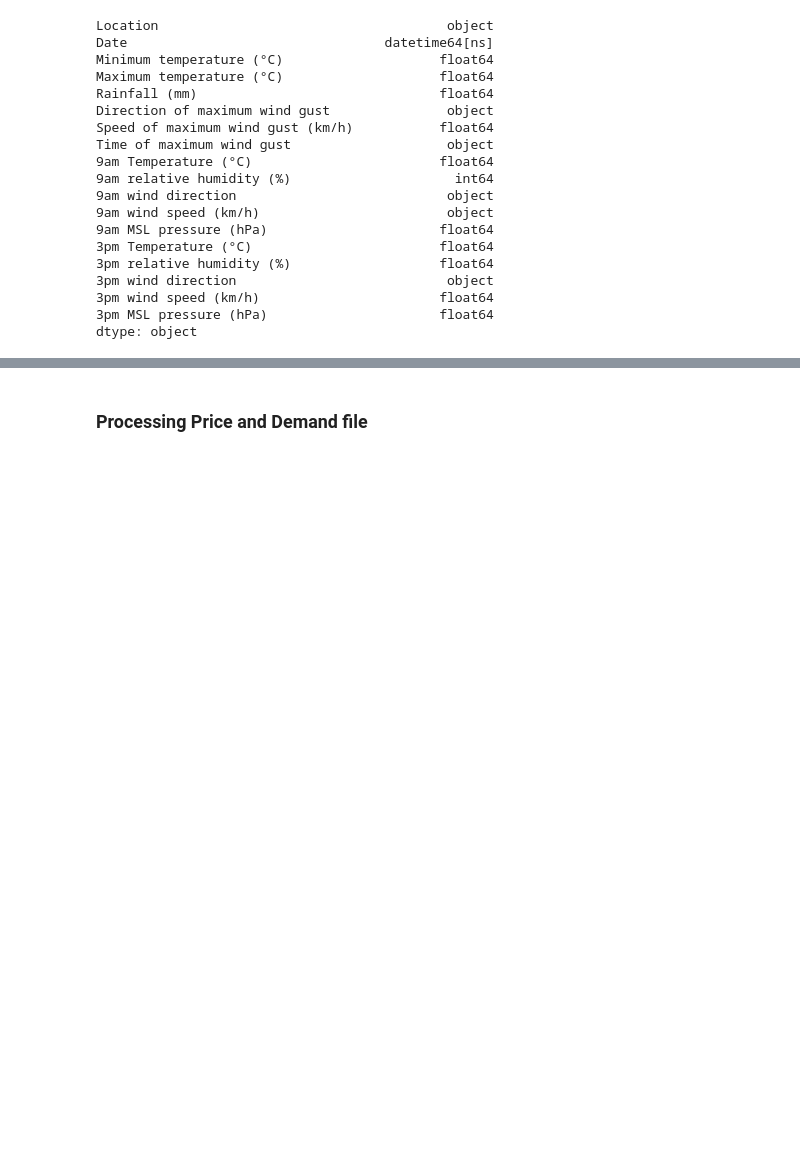
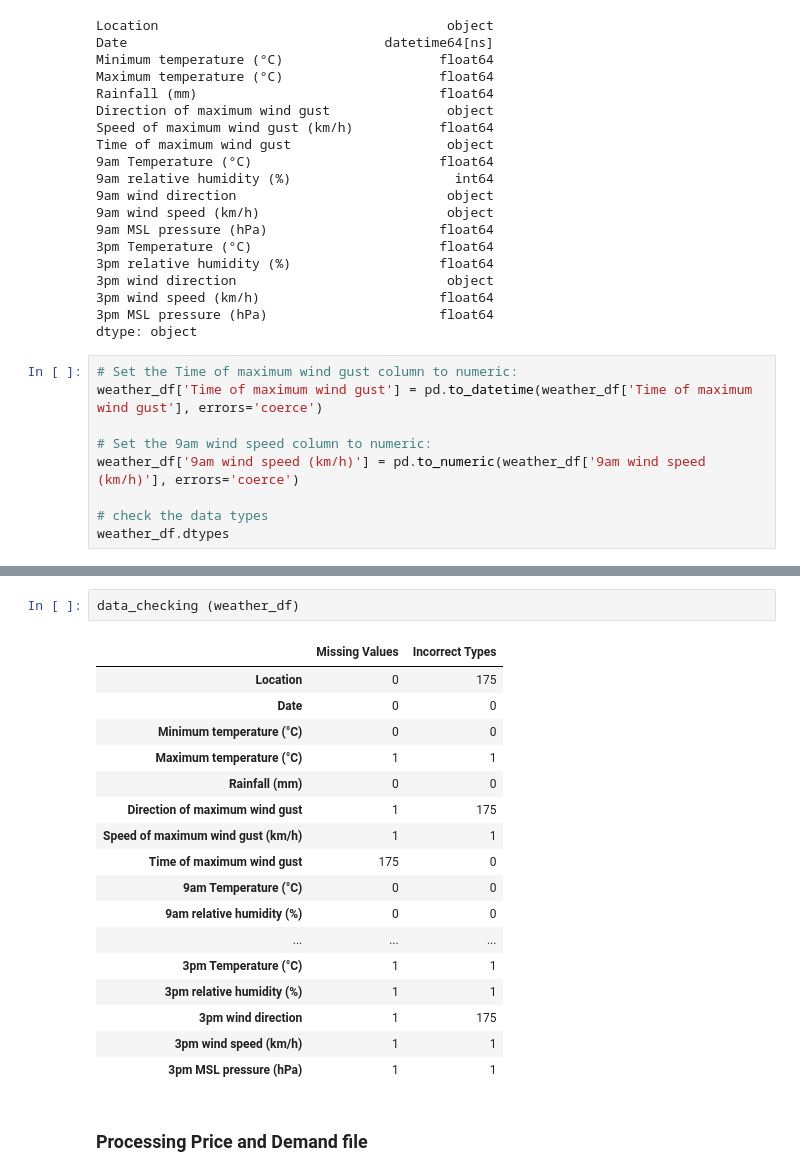
Before and after one commit to Alphaomegainfinity/energy_consumption_vs_weather, a Jupyter notebook: energy_consumption_vs_weather.ipynb, the cells around one changed output, grey strips where cells are left out. Saved outputs shown, nothing was run; the diff lists cells and outputs as text; blank space fills up the shorter version.

Commit message:
cleaning weather file

```diff
--- a/energy_consumption_vs_weather.ipynb
+++ b/energy_consumption_vs_weather.ipynb
@@ -112,3 +101,12 @@ Time of maximum wind gust                    object
 3pm wind speed (km/h)                       float64
 3pm MSL pressure (hPa)                      float64
 dtype: object
+# %%
+# Set the Time of maximum wind gust column to numeric:
+weather_df['Time of maximum wind gust'] = pd.to_datetime(weather_df['Time of maximum wind gust'], errors='coerce')
+
+# Set the 9am wind speed column to numeric:
+weather_df['9am wind speed (km/h)'] = pd.to_numeric(weather_df['9am wind speed (km/h)'], errors='coerce')
+
+# check the data types
+weather_df.dtypes
@@ -115,3 +133,23 @@ dtype: object
+# %%
+data_checking (weather_df)
+# %% [output]
+|  | Missing Values | Incorrect Types |
+| Location | 0 | 175 |
+| Date | 0 | 0 |
+| Minimum temperature (°C) | 0 | 0 |
+| Maximum temperature (°C) | 1 | 1 |
+| Rainfall (mm) | 0 | 0 |
+| Direction of maximum wind gust | 1 | 175 |
+| Speed of maximum wind gust (km/h) | 1 | 1 |
+| Time of maximum wind gust | 175 | 0 |
+| 9am Temperature (°C) | 0 | 0 |
+| 9am relative humidity (%) | 0 | 0 |
+| ... | ... | ... |
+| 3pm Temperature (°C) | 1 | 1 |
+| 3pm relative humidity (%) | 1 | 1 |
+| 3pm wind direction | 1 | 175 |
+| 3pm wind speed (km/h) | 1 | 1 |
+| 3pm MSL pressure (hPa) | 1 | 1 |
 # %% [markdown]
 ### Processing Price and Demand file
 # %%
```
Also changed, not shown: parts of 3 cells of this notebook.
